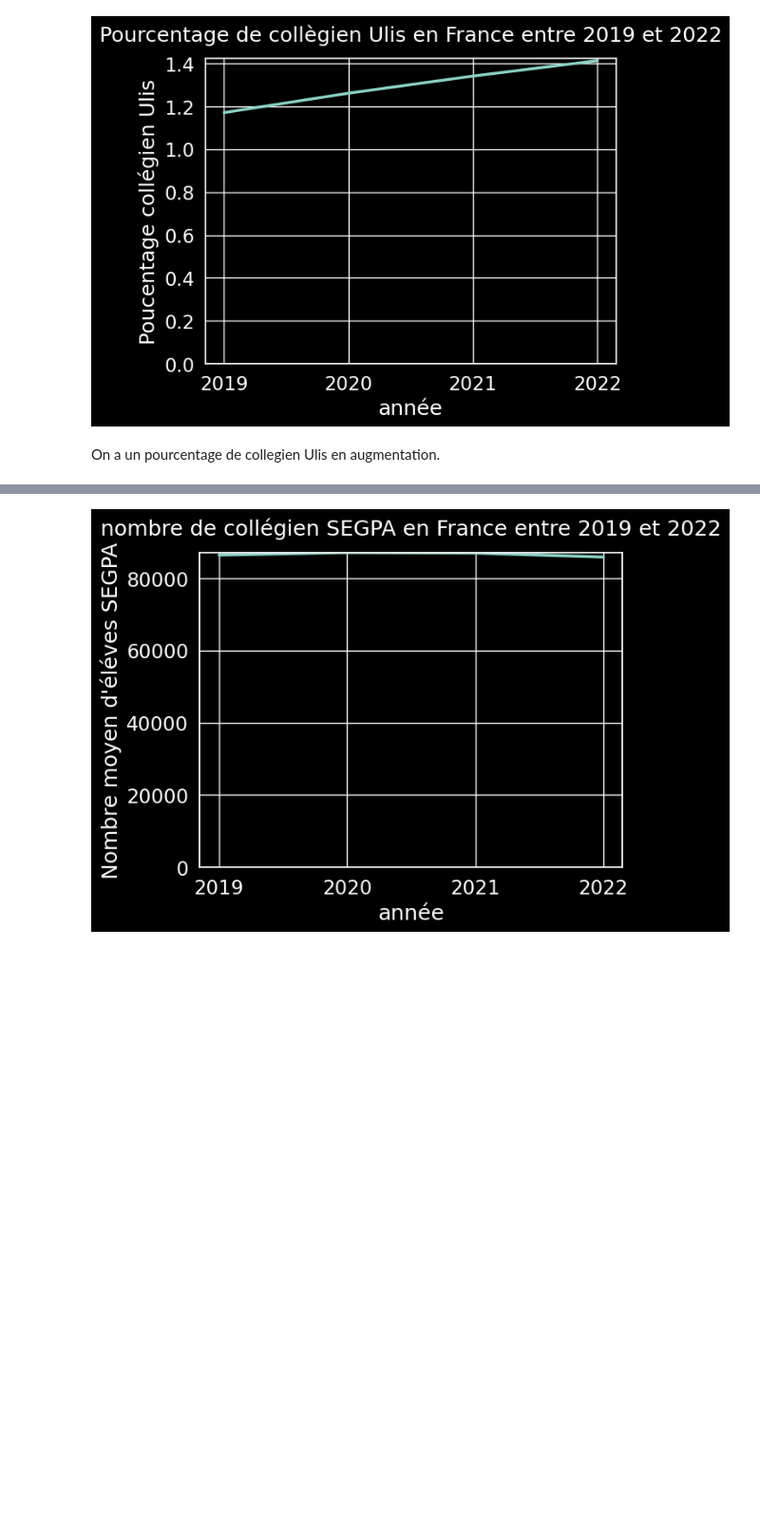
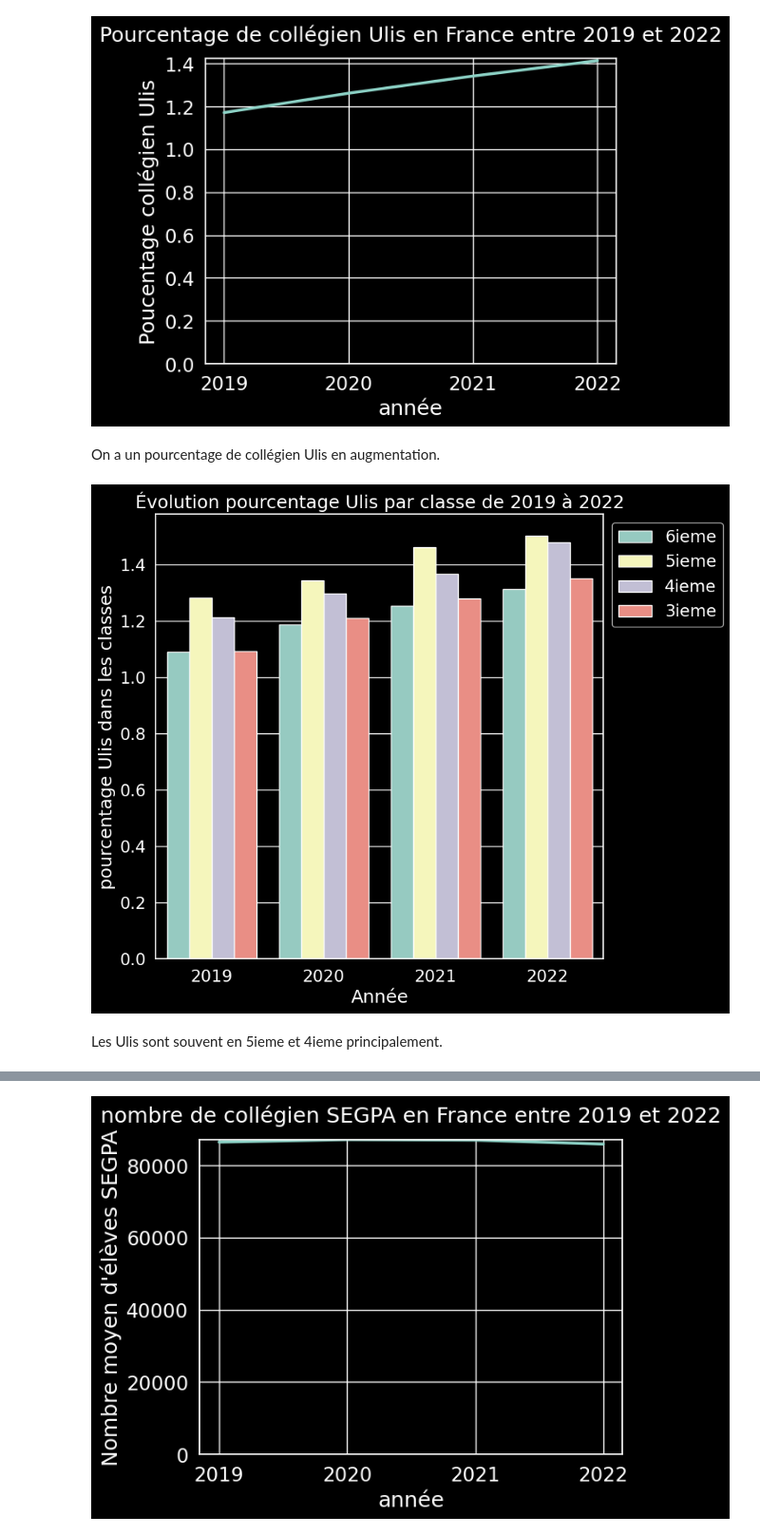
Before and after one commit to barrmath/data_educ, a Jupyter notebook: college_nettoyage_et_analyse.ipynb, the cells around one changed output, grey strips where cells are left out. Shown at 95% size. Drawn from its saved outputs; the diff is of its cells as text; code cells hidden in the pictures; blank space fills up the shorter version.

```diff
--- a/college_nettoyage_et_analyse.ipynb
+++ b/college_nettoyage_et_analyse.ipynb
@@ -53,6 +54,12 @@ Standariser les catègories public privé dans la colonne secteur.<br>
 Standariser les rentrées scolaires<br>
 Voir pour réduire le nombre de colonne des fichiers.<br>
 college voir pour aggreger les classes. (langue séparé, est ce utile pour stats generale ?)<br>
+# %%
+# Les colleges de mayotte et de de guyane On des résultats inattendu selon la notice. Il ont mis ND à la place de certain taux
+# Certain éléve n avait pas de trace de leur passage en 6ieme, donc Il ont une valeur ND
+# Je passe ces valeur en Nan pour pouvoir travailler avec ces taux en numerique
+college_resultat['taux_d_acces_6eme_3eme'].replace("ND",np.nan,inplace=True)
+college_resultat['taux_d_acces_6eme_3eme'] = college_resultat['taux_d_acces_6eme_3eme'].astype('float')
 # %%
 collegue_stat['secteur'].unique()
 # %% [output]
@@ -136,7 +163,8 @@ dico_mean = {
     'ecart_type_de_l_ips':'mean',
     'taux_de_reussite_g':"mean",
     'note_a_l_ecrit_g':'mean',
-    'part_presents_3eme_ordinaire_total':'mean'
+    'part_presents_3eme_ordinaire_total':'mean',
+    'taux_d_acces_6eme_3eme':'mean'
 }
 
 france_college_mean = fichier_college.groupby(by='rentree_scolaire').agg(dico_mean,numeric_only=True)
@@ -153,6 +181,12 @@ france_college = pd.merge(france_college,france_college_mean,on=['rentree_scolai
 france_college['pourcentage_ulis_total'] = france_college['nombre_eleves_ulis']/france_college['nombre_eleves_total']*100
 france_college['pourcentage_segpa_total'] = france_college['nombre_eleves_segpa']/france_college['nombre_eleves_total']*100
 
+for classe in range(3,7,1):
+    classe_total = str(classe)+"eme_total"
+    classe_ulis = str(classe)+"eme_ulis"
+    pourcentage_ulis = 'pourcentage_ulis_'+str(classe)+'ieme'
+    france_college[pourcentage_ulis] = france_college[classe_ulis]/france_college[classe_total]*100
+
 #économie de memoire :
 del france_college_mean
 # %% [markdown]
@@ -248,4 +282,4 @@ plt.show()
 # %% [output]
 [figure]
 # %% [markdown]
-On a un pourcentage de collegien Ulis en augmentation.
+On a un pourcentage de collégien Ulis en augmentation.
@@ -253,0 +286,31 @@ On a un pourcentage de collegien Ulis en augmentation.
+# %%
+
+pourcentage_ulis_college = france_college.melt(id_vars='rentree_scolaire',
+                                                value_vars=['pourcentage_ulis_6ieme','pourcentage_ulis_5ieme','pourcentage_ulis_4ieme','pourcentage_ulis_3ieme'],
+                                                var_name='classe',
+                                                value_name='pourcentage')
+
+fig,ax=plt.subplots()
+fig.set_size_inches(8,8)
+
+sns.barplot(data=pourcentage_ulis_college,
+            x='rentree_scolaire',
+            y='pourcentage',
+            hue='classe',
+            ax=ax,
+            )
+
+ax.set_title("Évolution pourcentage Ulis par classe de 2019 à 2022")
+ax.set_xlabel("Année")
+ax.set_ylabel("pourcentage Ulis dans les classes")
+
+handles, labels = ax.get_legend_handles_labels()
+plt.legend(handles=handles,labels=['6ieme','5ieme','4ieme','3ieme'])
+sns.move_legend(ax, "upper left", bbox_to_anchor=(1, 1))
+
+plt.show()
+del pourcentage_ulis_college
+# %% [output]
+[figure, added]
+# %% [markdown]
+Les Ulis sont souvent en 5ieme et 4ieme principalement.
```
Also changed, not shown: parts of 26 cells of this notebook.
